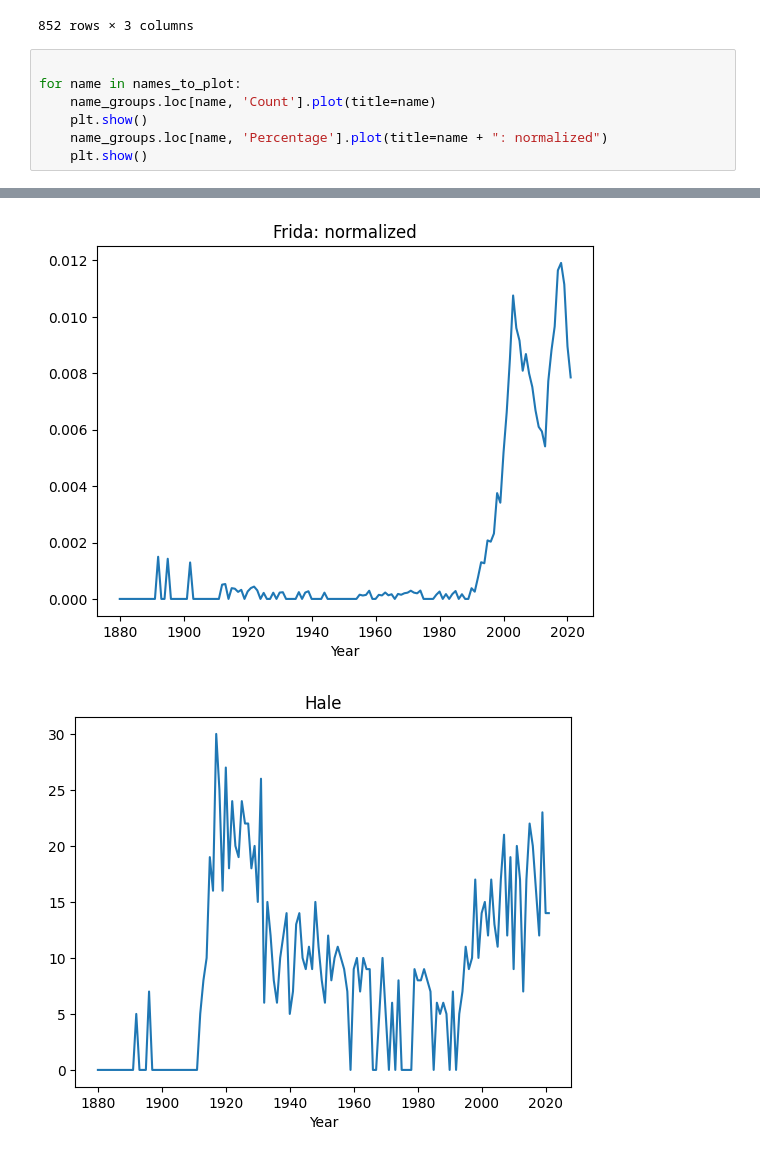
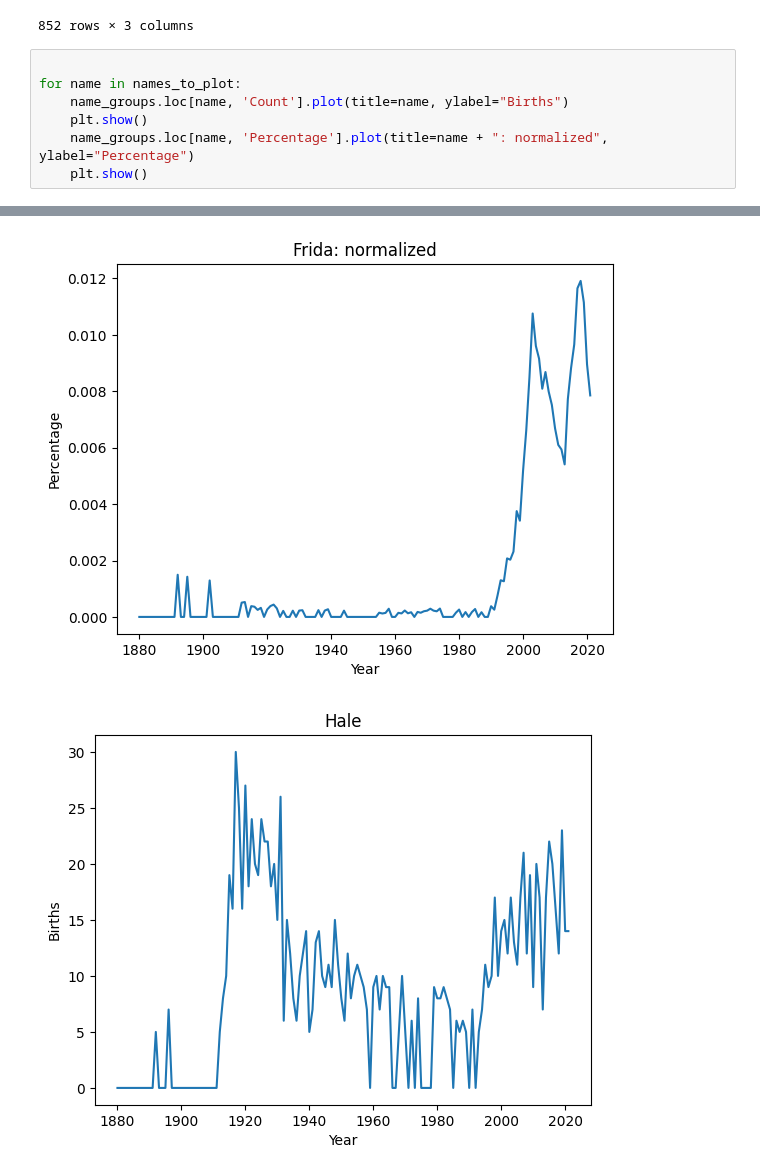
Before and after one commit to bahyali/code-ds-baby-names, a Jupyter notebook: baby_timelines.ipynb, the cells around one changed output, grey strips where cells are left out. Saved outputs shown, nothing was run; the diff lists cells and outputs as text.

Commit message:
add labels to charts

```diff
--- a/baby_timelines.ipynb
+++ b/baby_timelines.ipynb
@@ -163,8 +163,8 @@ name_groups
 # %%
 
 for name in names_to_plot:
-    name_groups.loc[name, 'Count'].plot(title=name)
+    name_groups.loc[name, 'Count'].plot(title=name, ylabel="Births")
     plt.show()
-    name_groups.loc[name, 'Percentage'].plot(title=name + ": normalized")
+    name_groups.loc[name, 'Percentage'].plot(title=name + ": normalized", ylabel="Percentage")
     plt.show()
 # %% [output]
@@ -176,2 +176,2 @@ for name in names_to_plot:
-[figure, old version]
+[figure, new version]
-[figure, old version]
+[figure, new version]
```
Also changed, not shown: parts of 8 cells of this notebook.
